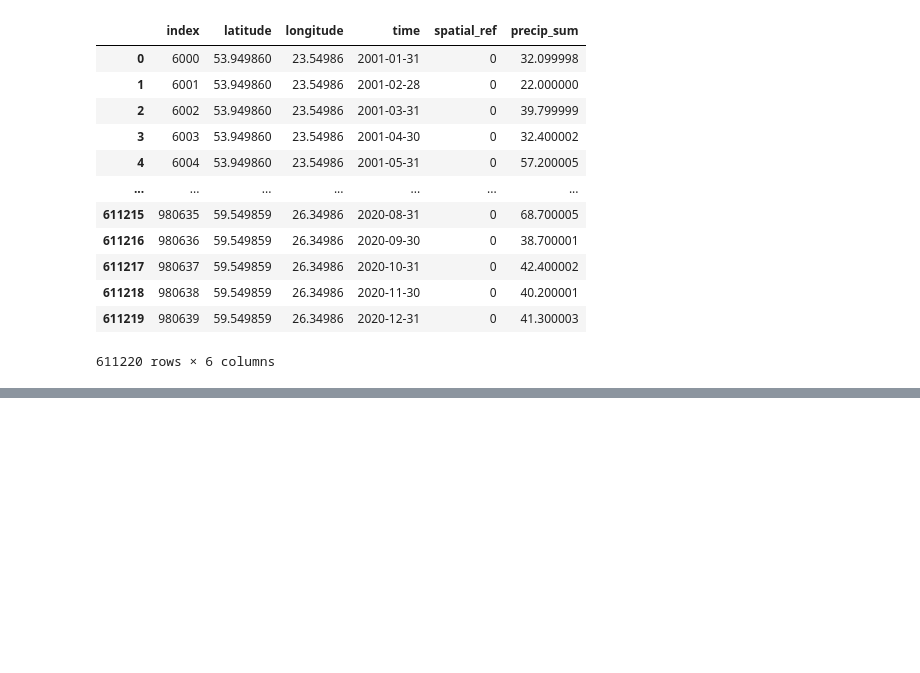
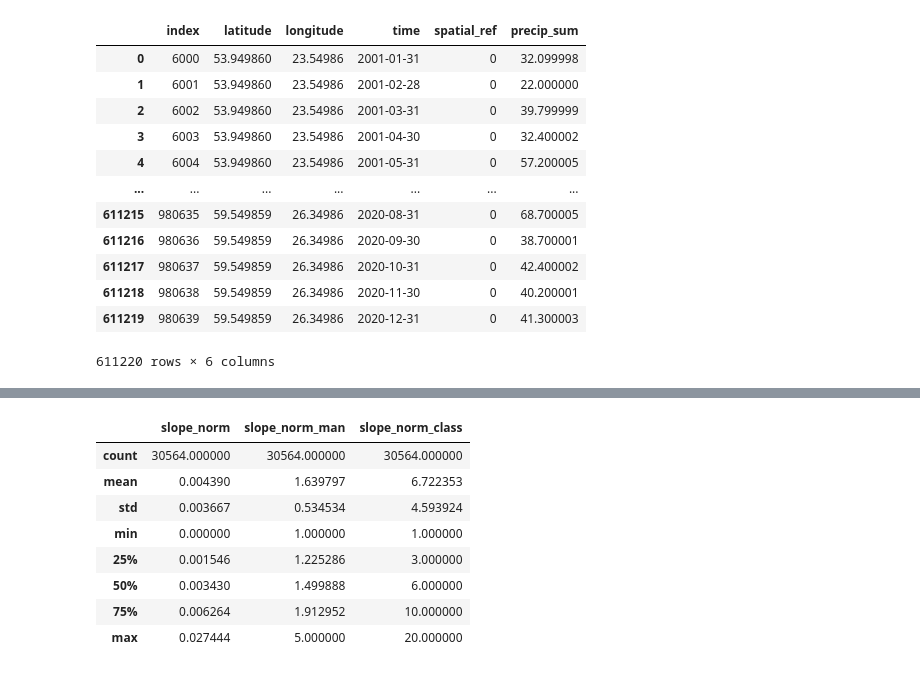
Before and after one commit to LandscapeGeoinformatics/EGU_2021_lgeo_workshops, a Jupyter notebook: SC5.8/EGU2021_Workshop_SC58.ipynb, the cells around one changed output, grey strips where cells are left out. Saved outputs shown, nothing was run; the diff lists cells and outputs as text; code cells hidden in the pictures; blank space fills up the shorter version.

```diff
--- a/SC5.8/EGU2021_Workshop_SC58.ipynb
+++ b/SC5.8/EGU2021_Workshop_SC58.ipynb
@@ -253,0 +271,30 @@ for month, ax in zip(['01', '02', '03'], axes):
+# %%
+df = precip_group_df.copy()
+
+from sklearn import preprocessing
+
+df['slope_abs'] = df['slope'].apply(abs)
+normalized_arr = preprocessing.normalize([df['slope_abs'].values])
+df['slope_norm'] = normalized_arr[0]
+
+minx = df['slope_abs'].min()
+maxx = df['slope_abs'].max()
+scale = 4
+df['slope_norm_man'] = 1 + ( df['slope_abs'].values - minx ) / ( maxx - minx ) * scale
+
+import mapclassify as mc
+
+clf = mc.NaturalBreaks.make(k=20)
+
+df['slope_norm_class'] = 1 + df[['slope_norm_man']].apply(clf)
+df[['slope_norm', 'slope_norm_man', 'slope_norm_class']].describe()
+# %% [output]
+|  | slope_norm | slope_norm_man | slope_norm_class |
+| count | 30564.000000 | 30564.000000 | 30564.000000 |
+| mean | 0.004390 | 1.639797 | 6.722353 |
+| std | 0.003667 | 0.534534 | 4.593924 |
+| min | 0.000000 | 1.000000 | 1.000000 |
+| 25% | 0.001546 | 1.225286 | 3.000000 |
+| 50% | 0.003430 | 1.499888 | 6.000000 |
+| 75% | 0.006264 | 1.912952 | 10.000000 |
+| max | 0.027444 | 5.000000 | 20.000000 |
```
Also changed, not shown: parts of 20 cells of this notebook.
